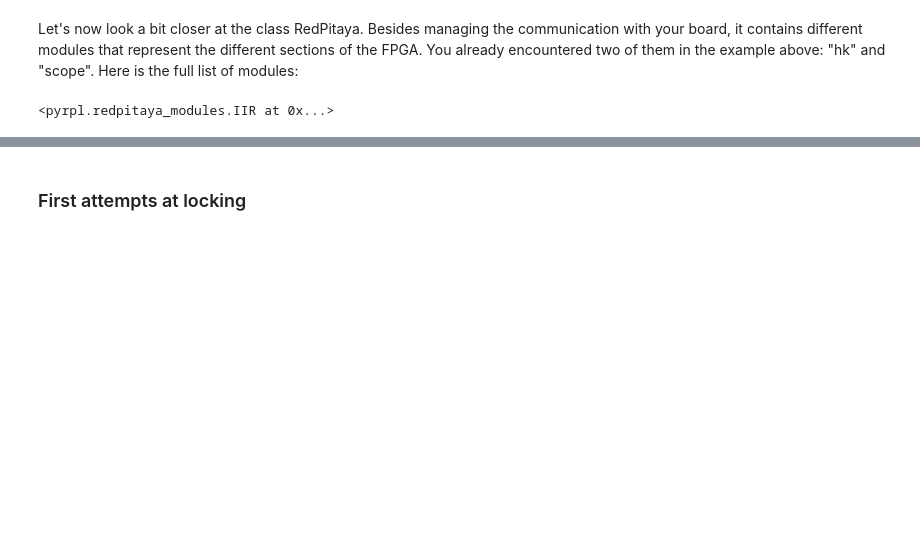
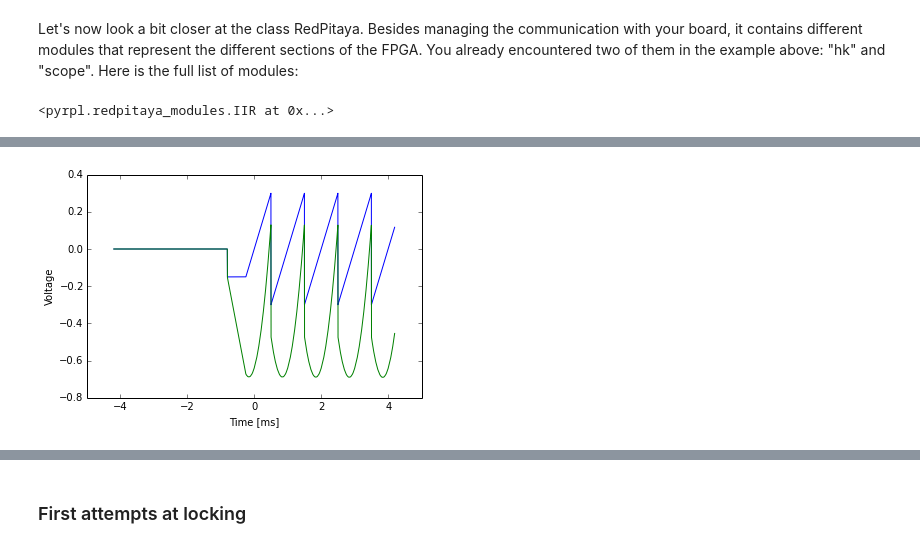
Before and after one commit to lneuhaus/pyrpl, a Jupyter notebook: doc/tutorial.ipynb, the cells around one changed output, grey strips where cells are left out. Saved outputs shown, nothing was run; the diff lists cells and outputs as text; code cells hidden in the pictures; blank space fills up the shorter version.

```diff
--- a/doc/tutorial.ipynb
+++ b/doc/tutorial.ipynb
@@ -147,12 +157,15 @@ for i in range(1025):
     r.hk.led=i
     sleep(0.005)
 # %%
-# now feel free to play around a little to get familiar with binary representation
-r.hk.led = 0b01010101
-sleep(0.1)
-r.hk.led = 0xF
-sleep(0.1)
-r.hk.led = 0xF0
-sleep(0.1)
-r.hk.led = 0
+# now feel free to play around a little to get familiar with binary representation by looking at the leds.
+from time import sleep
+r.hk.led = 0b00000001
+for i in range(10):
+    r.hk.led = ~r.hk.led>>1
+    sleep(0.2)
+# %%
+import random
+for i in range(100):
+    r.hk.led = random.randint(0,255)
+    sleep(0.02)
 # %% [markdown]
@@ -182,0 +229,74 @@ r.iir #"infinite impules response" filter module that can realize complex transf
+# %%
+from time import sleep
+from pyrpl import RedPitaya
+
+#reload everything
+#r = RedPitaya(hostname="192.168.1.100")
+asg = r.asg1
+s=r.scope
+
+# turn off asg so the scope has a chance to measure its "off-state" as well
+asg.on=False
+
+# setup scope
+s.input1 = 'asg1'
+
+# pass asg signal through pid0 with a simple integrator - just for fun (detailed explanations for pid will follow)
+r.pid0.input = 'asg1'
+r.pid0.ival = 0 # reset the integrator to zero
+r.pid0.i = 1000 # unity gain frequency of 1000 hz
+r.pid0.p = 1.0 # proportional gain of 1.0
+r.pid0.inputfilter = [0,0,0,0] # leave input filter disabled for now
+
+# show pid output on channel2
+s.input2 = 'pid0'
+
+# turn off the trigger while we configure
+s.trigger_armed = False
+
+# reset everything
+s.reset_writestate_machine=True
+
+# trig at zero volt crossing
+s.threshold_ch1 = 0
+
+# positive/negative slope is detected by waiting for input to
+# sweept through hysteresis around the trigger threshold in
+# the right direction
+s.hysteresis_ch1 = 0.01
+
+# trigger on the input signal positive slope
+s.trigger_source = 'ch1_positive_edge'
+
+# take data symetrically around the trigger event
+s.trigger_delay=s.data_length//2
+
+# set decimation factor to 8 -> full scope trace is 8ns * 2^14 * decimation = 1ms long
+s.decimation = 64
+
+# arm the trigger - start filling the buffer
+s.trigger_armed = True
+
+# make sure the scope buffer is completely overwritten by new data
+sleep(0.01)
+
+print "\nBefore turning on asg:"
+print "Trigger armed:", s.trigger_armed # trigger should still be armed
+print "Trigger source:",s.trigger_source
+
+# turn on asg and leave enough time for the scope to record the data
+asg.setup(frequency=1e3,amplitude=0.3,start_phase=90,waveform='halframp',trigger_source='immediately')
+sleep(0.010)
+
+# check that the trigger has been disarmed
+print "\nAfter turning on asg:"
+print "Trigger armed:", s.trigger_armed
+print "Trigger source:",s.trigger_source # disarmed trigger sets trigger source to 'off'
+print "Trigger event age [ms]:",8e-9*((s.current_timestamp&0xFFFFFFFFFFFFFFFF) - s.trigger_timestamp)*1000
+
+# plot the data
+%matplotlib inline
+plt.plot(s.times*1e3,s.data_ch1,s.times*1e3,s.data_ch2);
+plt.xlabel("Time [ms]");
+plt.ylabel("Voltage");
+# %% [output]
@@ -182,0 +311 @@ r.iir #"infinite impules response" filter module that can realize complex transf
+[figure, added]
```
Also changed, not shown: parts of 50 cells of this notebook, 2 other files.
